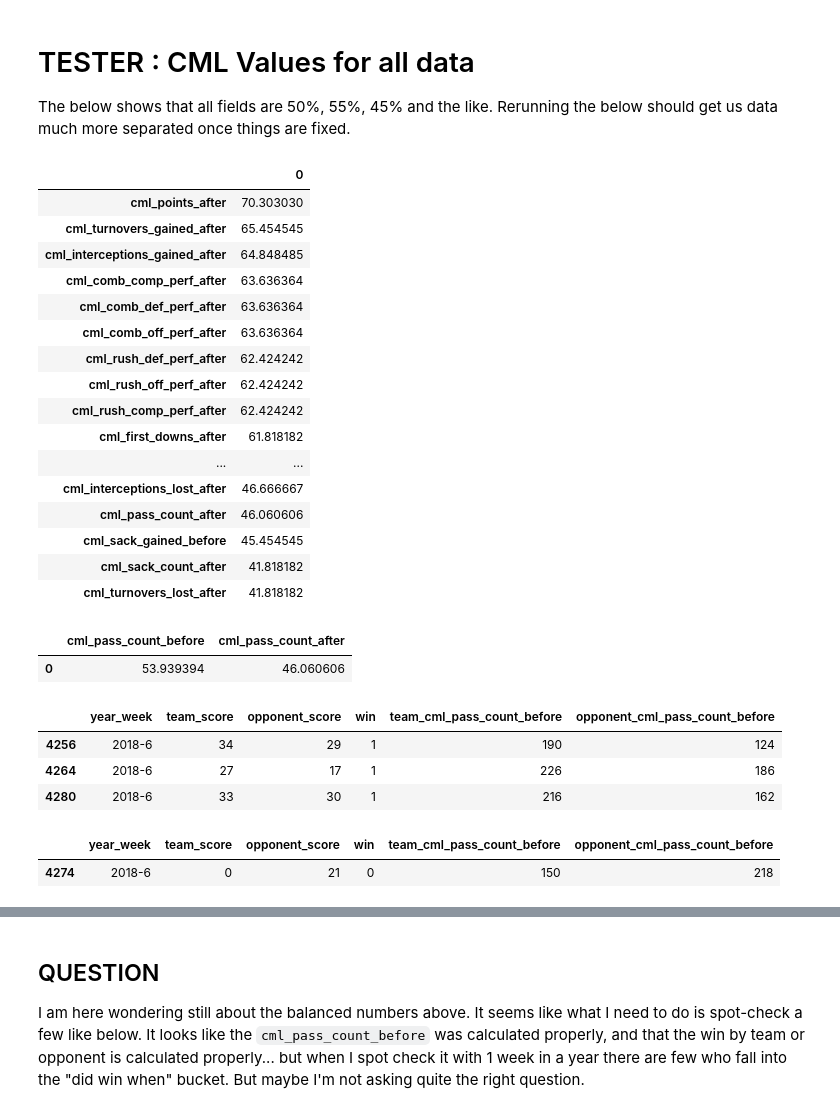
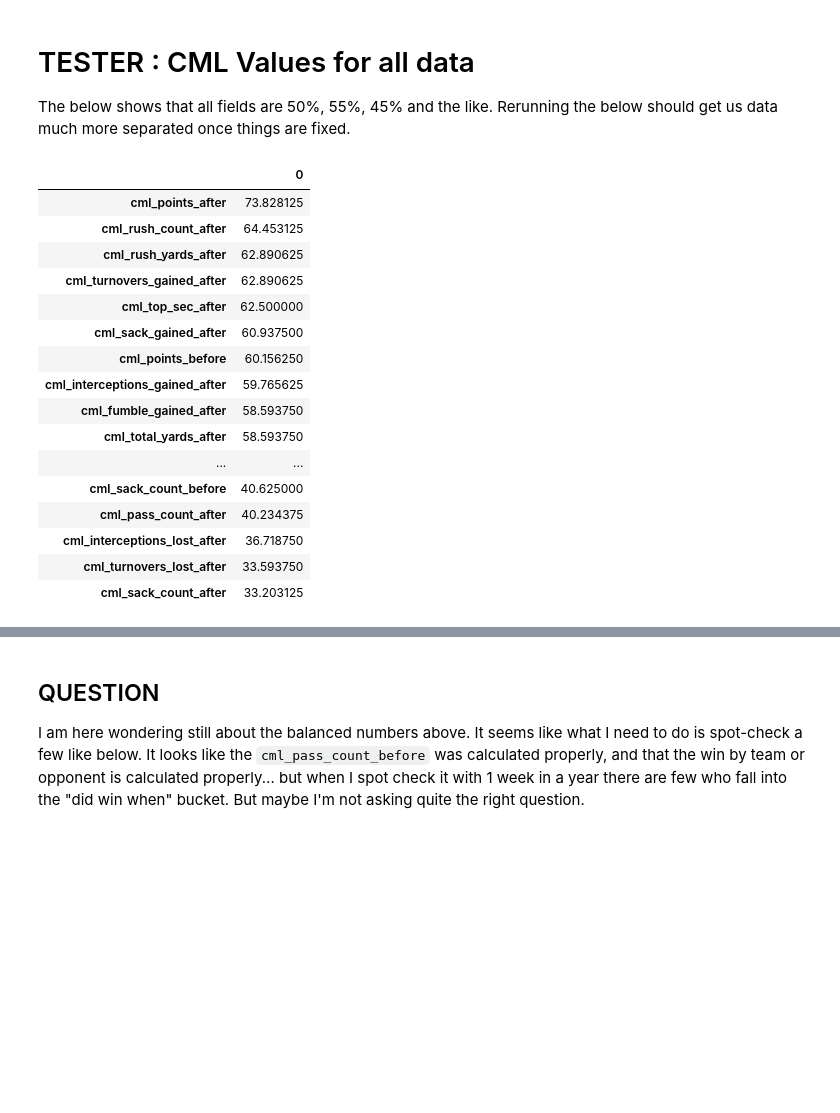
Before and after one commit to bladnman/footballing, a Jupyter notebook: notebooks/9.0.investigations/chasing_cumulative_50s.ipynb, the cells around one changed output, grey strips where cells are left out. Saved outputs shown, nothing was run; the diff lists cells and outputs as text; code cells hidden in the pictures; blank space fills up the shorter version.

```diff
--- a/notebooks/9.0.investigations/chasing_cumulative_50s.ipynb
+++ b/notebooks/9.0.investigations/chasing_cumulative_50s.ipynb
@@ -110,64 +110,59 @@ def get_perc(df, field):
     Given a df and a field, return the number of times the
     winning team lead in that field.
     '''
-    wins_df = df[
+    stat_leading_wins_df = df[
         # home team won      &  home team lead in stat
         ((df['win'] == 1) & (df[f'team_{field}'] > df[f'opponent_{field}'])) |
         # away team won      &  away team lead in stat
         ((df['win'] == 0) & (df[f'team_{field}'] <= df[f'opponent_{field}']))
       ]
-    return (len(wins_df) / len(df)) * 100
+    return (len(stat_leading_wins_df) / len(df)) * 100
 
 
 def work_fields(df, fields):
     data = {}
     for field in fields:
         data[field] = get_perc(df, field)
     return data
 
 
 games_df = dboss.games_df
 # games_df = dboss.teams_df
 
 # read in all CML columns and build an
 # array of them (without team_ and opponent_)
 cols = games_df.columns
 team_cml_cols = pd.Series(cols[cols.str.contains('team_cml_')]).sort_values()
 cml_cols = team_cml_cols.apply(lambda x: x.replace('team_', '')).values
 
-data = work_fields(gu.get_year(games_df, 2021), cml_cols)
+data = work_fields(gu.get_year(games_df, 2020), cml_cols)
 
 # array each item so it can be DF'd
 for item in data:
     data[item] = [data[item]]
 pdf = pd.DataFrame(data)
 
 # pdf = pdf.T.sort_values(by=0).T
 # pdf.T[0].sort_values(ascending=False)
 # pdf.T
 percs_df = pdf.T
 
 percs_df.sort_values(by=0, ascending=False)
 # %% [output]
 |  | 0 |
-| cml_points_after | 70.303030 |
-| cml_turnovers_gained_after | 65.454545 |
-| cml_interceptions_gained_after | 64.848485 |
-| cml_comb_comp_perf_after | 63.636364 |
-| cml_comb_def_perf_after | 63.636364 |
-| cml_comb_off_perf_after | 63.636364 |
-| cml_rush_def_perf_after | 62.424242 |
-| cml_rush_off_perf_after | 62.424242 |
-| cml_rush_comp_perf_after | 62.424242 |
-| cml_first_downs_after | 61.818182 |
+| cml_points_after | 73.828125 |
+| cml_rush_count_after | 64.453125 |
+| cml_rush_yards_after | 62.890625 |
+| cml_turnovers_gained_after | 62.890625 |
+| cml_top_sec_after | 62.500000 |
+| cml_sack_gained_after | 60.937500 |
+| cml_points_before | 60.156250 |
+| cml_interceptions_gained_after | 59.765625 |
+| cml_fumble_gained_after | 58.593750 |
+| cml_total_yards_after | 58.593750 |
 | ... | ... |
-| cml_interceptions_lost_after | 46.666667 |
-| cml_pass_count_after | 46.060606 |
-| cml_sack_gained_before | 45.454545 |
-| cml_sack_count_after | 41.818182 |
-| cml_turnovers_lost_after | 41.818182 |
+| cml_sack_count_before | 40.625000 |
+| cml_pass_count_after | 40.234375 |
+| cml_interceptions_lost_after | 36.718750 |
+| cml_turnovers_lost_after | 33.593750 |
+| cml_sack_count_after | 33.203125 |
-# %%
-percs_df.T[['cml_pass_count_before','cml_pass_count_after']]
-# %% [output]
-|  | cml_pass_count_before | cml_pass_count_after |
-| 0 | 53.939394 | 46.060606 |
@@ -184,21 +168,0 @@ any_wins_when_leading_df = df[(
-# %%
-def cmp_fields(field):
-  return [
-    'year_week',
-    'team_score',
-    'opponent_score',
-    'win',
-    f'team_{field}',
-    f'opponent_{field}',
-    ]
-home_wins_when_leading_df[cmp_fields('cml_pass_count_before')]
-# %% [output]
-|  | year_week | team_score | opponent_score | win | team_cml_pass_count_before | opponent_cml_pass_count_before |
-| 4256 | 2018-6 | 34 | 29 | 1 | 190 | 124 |
-| 4264 | 2018-6 | 27 | 17 | 1 | 226 | 186 |
-| 4280 | 2018-6 | 33 | 30 | 1 | 216 | 162 |
-# %%
-away_wins_when_leading_df[cmp_fields('cml_pass_count_before')]
-# %% [output]
-|  | year_week | team_score | opponent_score | win | team_cml_pass_count_before | opponent_cml_pass_count_before |
-| 4274 | 2018-6 | 0 | 21 | 0 | 150 | 218 |
```
Also changed, not shown: parts of 17 cells of this notebook, 4 other files.
